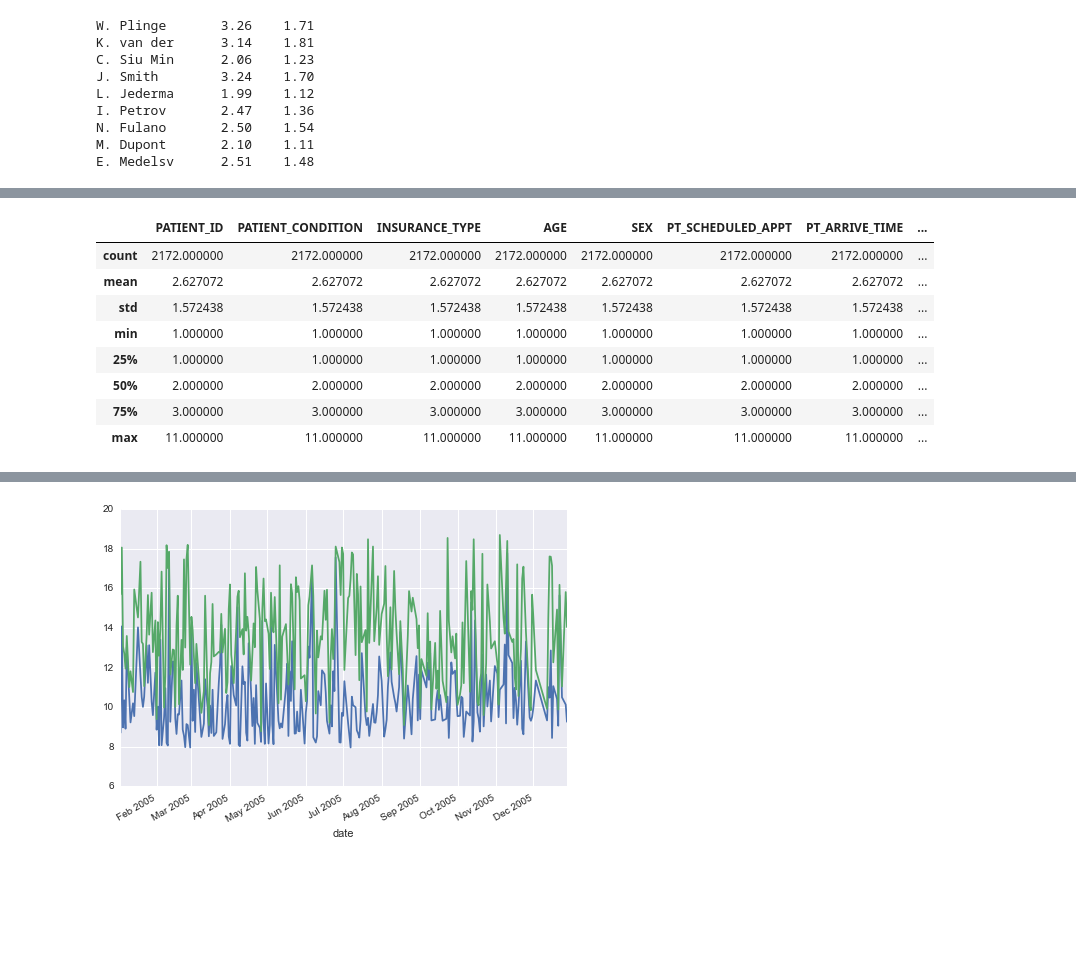
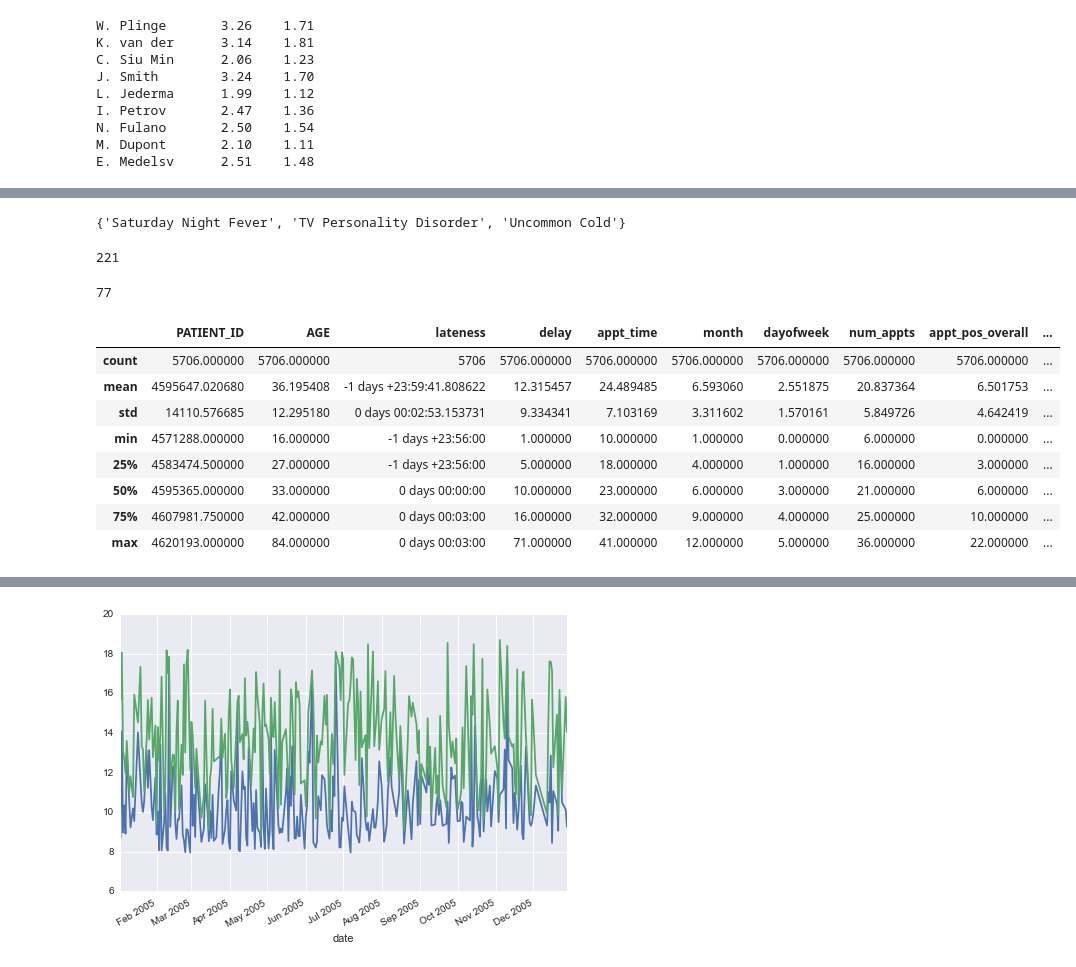
Before and after one commit to gautsi/pmareport, a Jupyter notebook: notebooks/pma.ipynb, the cells around one changed output, grey strips where cells are left out. Drawn from its saved outputs; the diff is of its cells as text; code cells hidden in the pictures; blank space fills up the shorter version.

```diff
--- a/notebooks/pma.ipynb
+++ b/notebooks/pma.ipynb
@@ -33,0 +31,2 @@ clinic.make_scatter()
+# %%
+df['sex'] = df.SEX.apply(lambda x : 0 if x == 'M' else 1)
@@ -131,12 +217,33 @@ E. Medelsv      2.51    1.48
+# %%
+set(df.PATIENT_CONDITION)
+# %% [output]
+{'Saturday Night Fever', 'TV Personality Disorder', 'Uncommon Cold'}
+# %%
+def abbrev(x):
+    if x == 'TV Personality Disorder':
+        return 'tvp'
+    elif x == 'Saturday Night Fever':
+        return 'snf'
+    else:
+        return 'uc'
+df['cond'] = df.PATIENT_CONDITION.apply(abbrev)
+# %%
+len(df[df.since_prev_sched < 5.0/60])
+# %% [output]
+221
+# %%
+len(df[(df.since_prev_sched < 16.0/60) & (df.cond == 'uc')])
+# %% [output]
+77
 # %%
-df_date_doctor_count.describe()
+df.describe()
 # %% [output]
-|  | PATIENT_ID | PATIENT_CONDITION | INSURANCE_TYPE | AGE | SEX | PT_SCHEDULED_APPT | PT_ARRIVE_TIME | ... |
-| count | 2172.000000 | 2172.000000 | 2172.000000 | 2172.000000 | 2172.000000 | 2172.000000 | 2172.000000 | ... |
-| mean | 2.627072 | 2.627072 | 2.627072 | 2.627072 | 2.627072 | 2.627072 | 2.627072 | ... |
-| std | 1.572438 | 1.572438 | 1.572438 | 1.572438 | 1.572438 | 1.572438 | 1.572438 | ... |
-| min | 1.000000 | 1.000000 | 1.000000 | 1.000000 | 1.000000 | 1.000000 | 1.000000 | ... |
-| 25% | 1.000000 | 1.000000 | 1.000000 | 1.000000 | 1.000000 | 1.000000 | 1.000000 | ... |
-| 50% | 2.000000 | 2.000000 | 2.000000 | 2.000000 | 2.000000 | 2.000000 | 2.000000 | ... |
-| 75% | 3.000000 | 3.000000 | 3.000000 | 3.000000 | 3.000000 | 3.000000 | 3.000000 | ... |
-| max | 11.000000 | 11.000000 | 11.000000 | 11.000000 | 11.000000 | 11.000000 | 11.000000 | ... |
+|  | PATIENT_ID | AGE | lateness | delay | appt_time | month | dayofweek | num_appts | appt_pos_overall | ... |
+| count | 5706.000000 | 5706.000000 | 5706 | 5706.000000 | 5706.000000 | 5706.000000 | 5706.000000 | 5706.000000 | 5706.000000 | ... |
+| mean | 4595647.020680 | 36.195408 | -1 days +23:59:41.808622 | 12.315457 | 24.489485 | 6.593060 | 2.551875 | 20.837364 | 6.501753 | ... |
+| std | 14110.576685 | 12.295180 | 0 days 00:02:53.153731 | 9.334341 | 7.103169 | 3.311602 | 1.570161 | 5.849726 | 4.642419 | ... |
+| min | 4571288.000000 | 16.000000 | -1 days +23:56:00 | 1.000000 | 10.000000 | 1.000000 | 0.000000 | 6.000000 | 0.000000 | ... |
+| 25% | 4583474.500000 | 27.000000 | -1 days +23:56:00 | 5.000000 | 18.000000 | 4.000000 | 1.000000 | 16.000000 | 3.000000 | ... |
+| 50% | 4595365.000000 | 33.000000 | 0 days 00:00:00 | 10.000000 | 23.000000 | 6.000000 | 3.000000 | 21.000000 | 6.000000 | ... |
+| 75% | 4607981.750000 | 42.000000 | 0 days 00:03:00 | 16.000000 | 32.000000 | 9.000000 | 4.000000 | 25.000000 | 10.000000 | ... |
+| max | 4620193.000000 | 84.000000 | 0 days 00:03:00 | 71.000000 | 41.000000 | 12.000000 | 5.000000 | 36.000000 | 22.000000 | ... |
```
Also changed, not shown: parts of 25 cells of this notebook, 1 other file.
